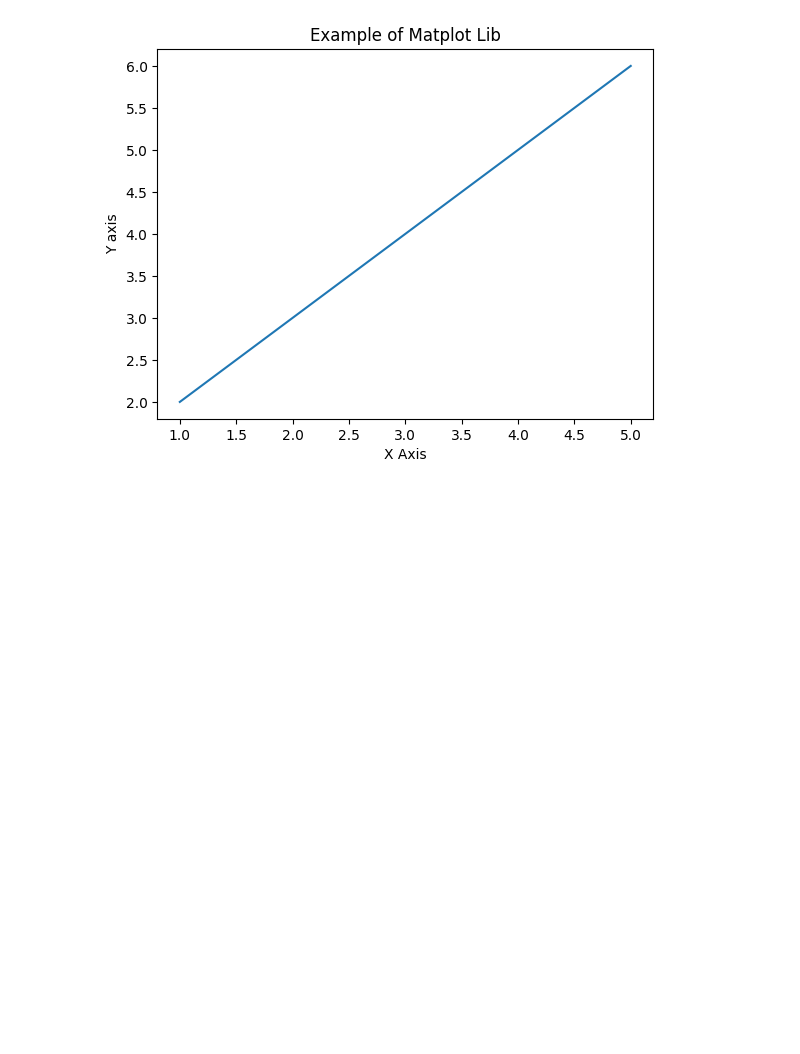
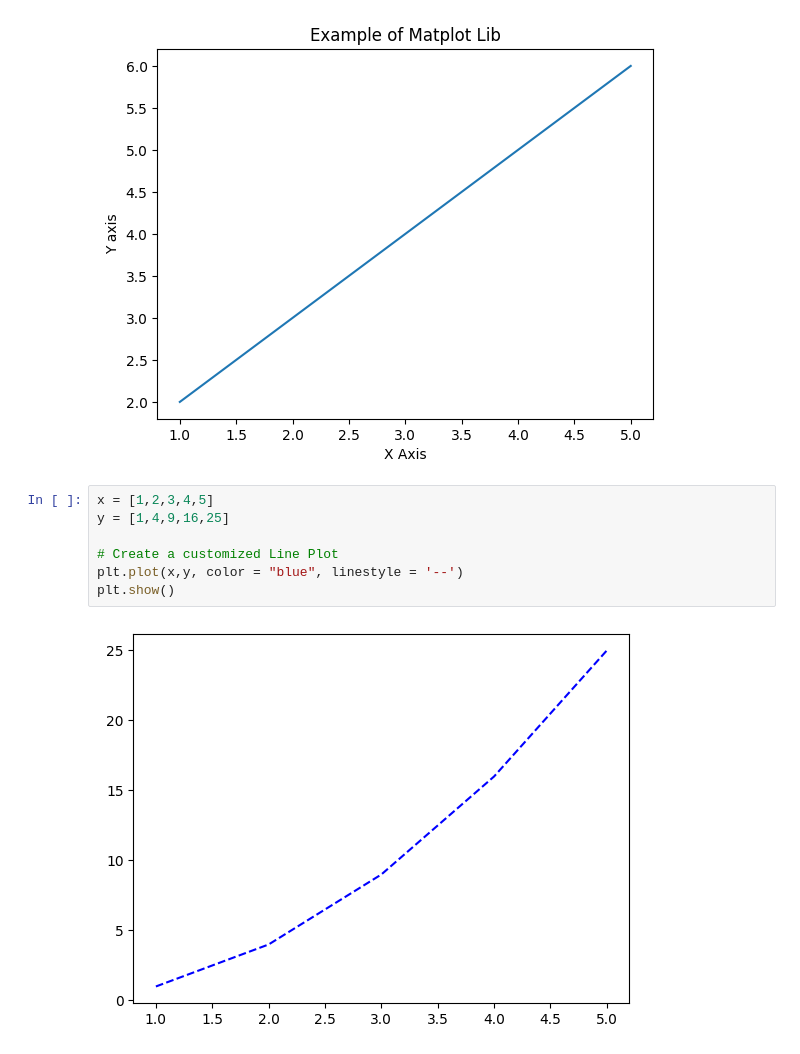
Before and after one commit to ShivamAttri05/Data_Science_Progress, a Jupyter notebook: Python/Chapter-10/10.5-Matplotlib.ipynb, the cells around one changed output. Saved outputs shown, nothing was run; the diff lists cells and outputs as text; blank space fills up the shorter version.

```diff
--- a/Python/Chapter-10/10.5-Matplotlib.ipynb
+++ b/Python/Chapter-10/10.5-Matplotlib.ipynb
@@ -25,3 +25,12 @@ plt.title("Example of Matplot Lib")
 plt.show()
 # %% [output]
 [figure]
+# %%
+x = [1,2,3,4,5]
+y = [1,4,9,16,25]
+
+# Create a customized Line Plot
+plt.plot(x,y, color = "blue", linestyle = '--')
+plt.show()
+# %% [output]
+[figure, added]
```
Also changed, not shown: parts of 8 cells of this notebook.
